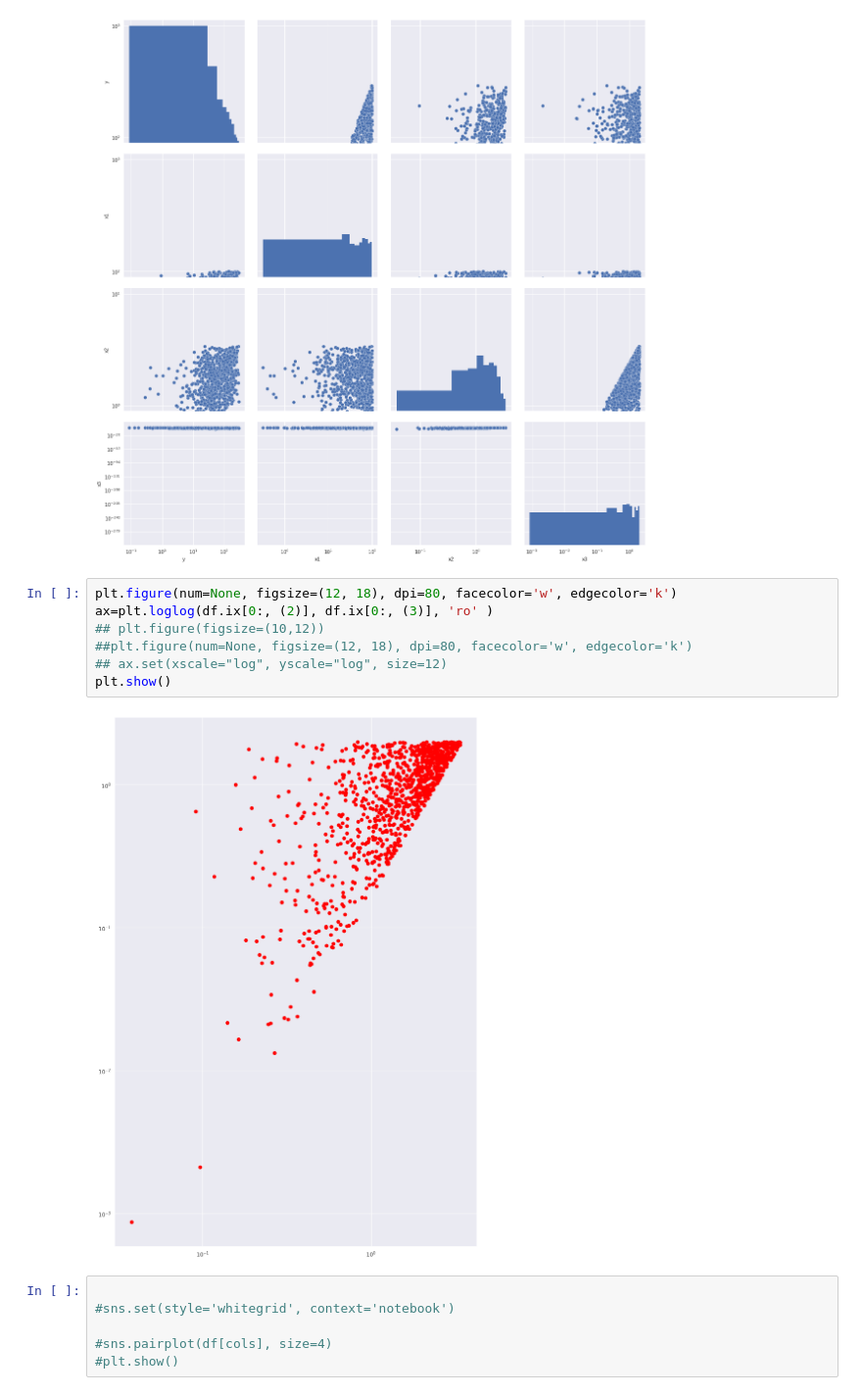
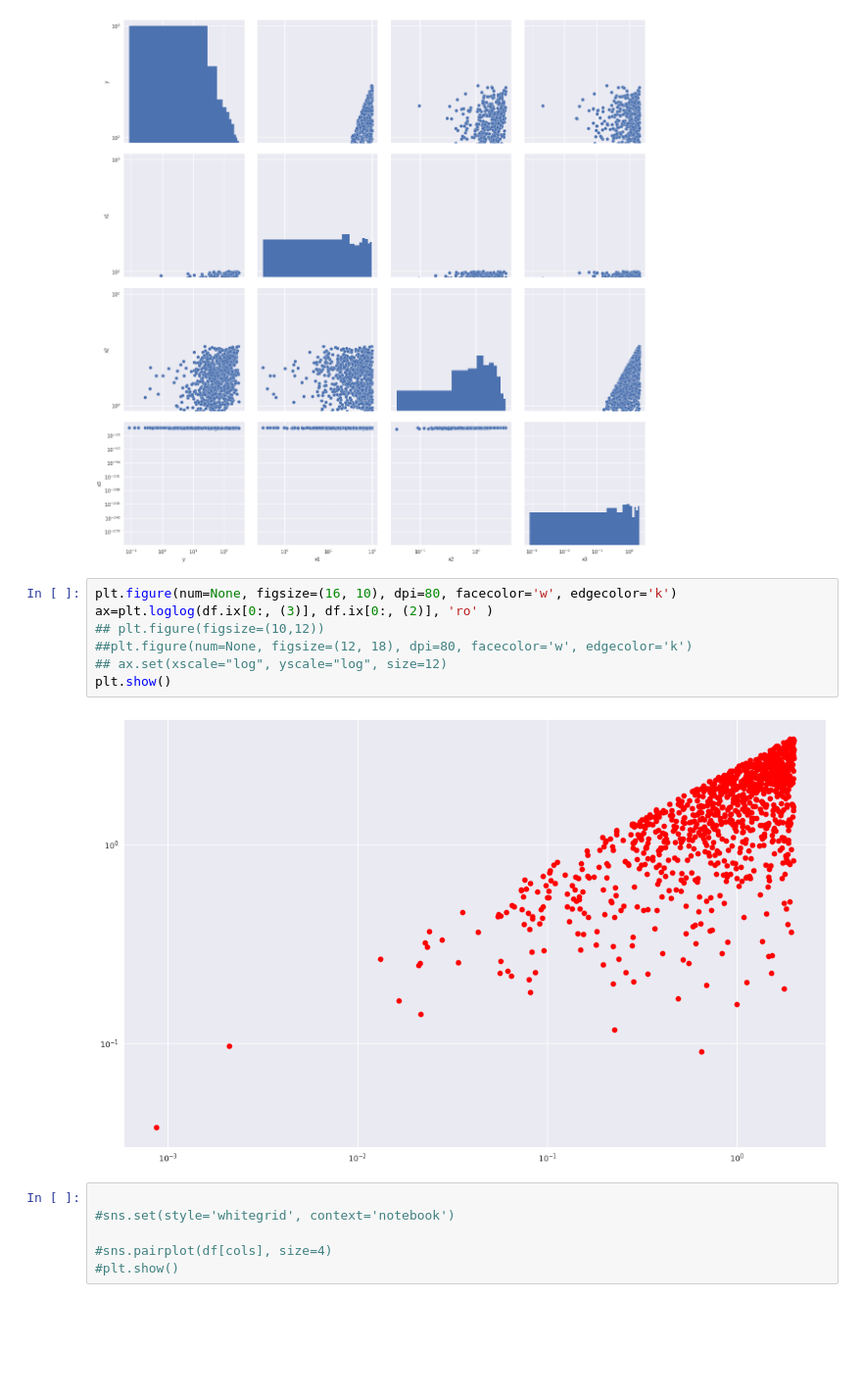
Before and after one commit to perthi/deep-learning, a Jupyter notebook: analysis-inm.ipynb, the cells around one changed output. Shown at 98% size. Cells and saved outputs as stored; diff of their text form; blank space fills up the shorter version.

```diff
--- a/analysis-inm.ipynb
+++ b/analysis-inm.ipynb
@@ -42,14 +68,14 @@ plt.show()
 # %% [output]
 [figure]
 # %%
-plt.figure(num=None, figsize=(12, 18), dpi=80, facecolor='w', edgecolor='k')
-ax=plt.loglog(df.ix[0:, (2)], df.ix[0:, (3)], 'ro' )
+plt.figure(num=None, figsize=(16, 10), dpi=80, facecolor='w', edgecolor='k')
+ax=plt.loglog(df.ix[0:, (3)], df.ix[0:, (2)], 'ro' )
 ## plt.figure(figsize=(10,12))
 ##plt.figure(num=None, figsize=(12, 18), dpi=80, facecolor='w', edgecolor='k')
 ## ax.set(xscale="log", yscale="log", size=12)
 plt.show()
 # %% [output]
-[figure, old version]
+[figure, new version]
 # %%
 
 #sns.set(style='whitegrid', context='notebook')
```
Also changed, not shown: parts of 5 cells of this notebook, 5 other files.
